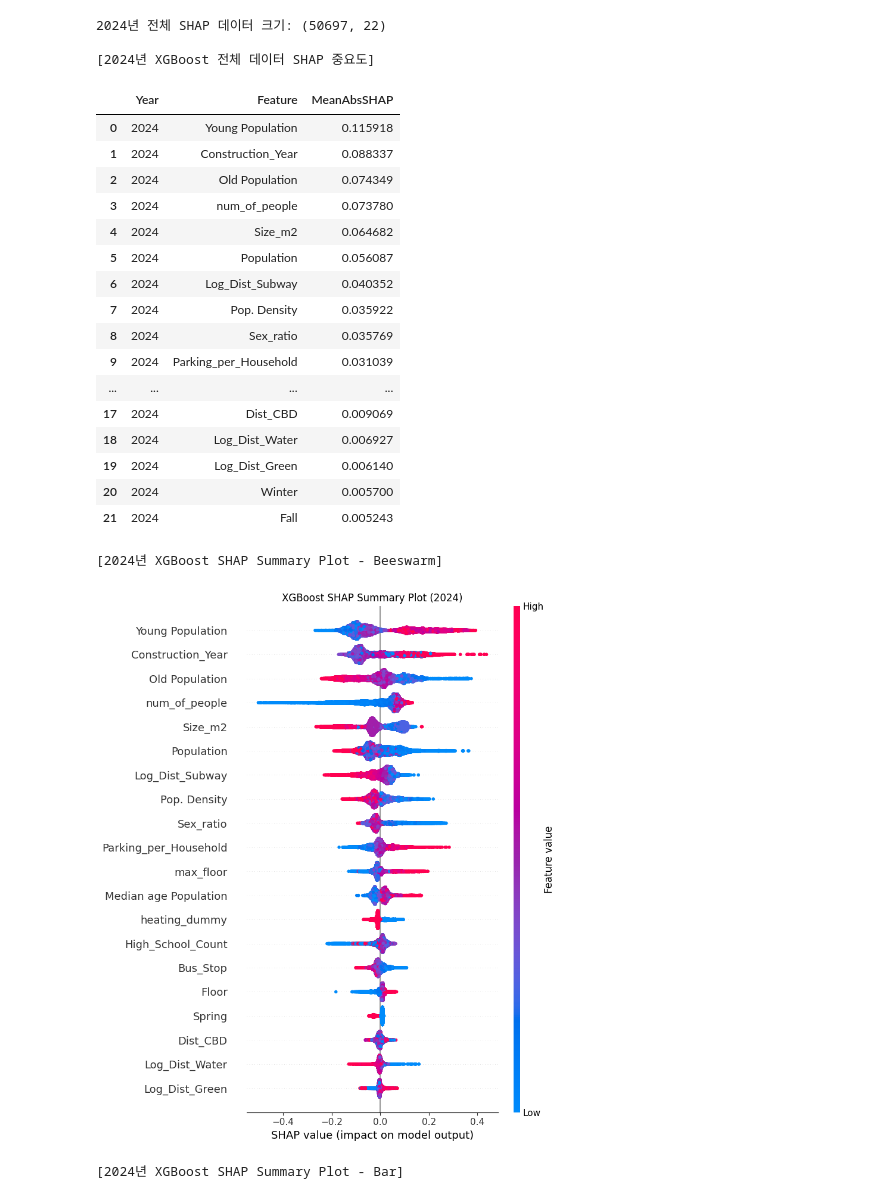
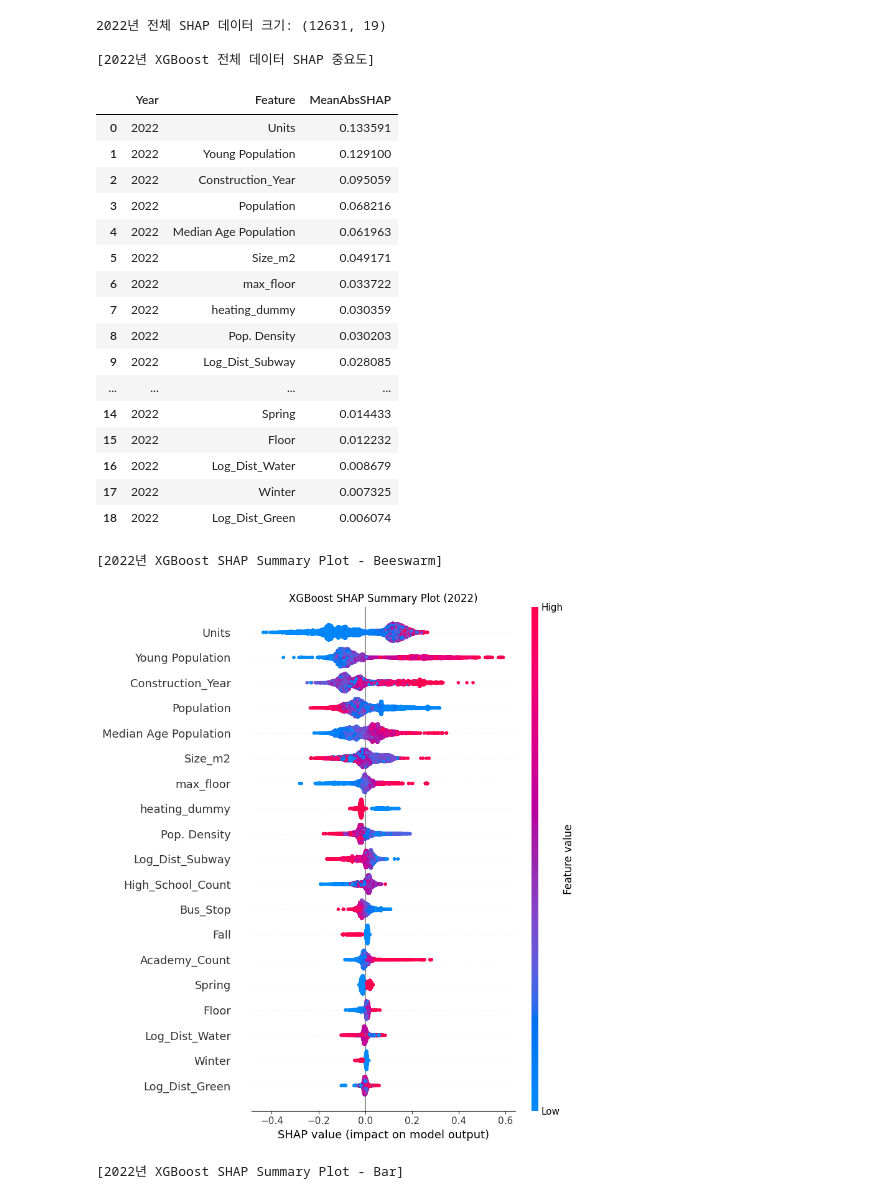
Before and after one commit to Le2se0hy/XAI_An, a Jupyter notebook: XGBSHAP_최종.ipynb, the cells around one changed output. Cells and saved outputs as stored; diff of their text form; code cells hidden in the pictures.

```diff
--- a/XGBSHAP_최종.ipynb
+++ b/XGBSHAP_최종.ipynb
@@ -153,24 +153,24 @@ def prepare_df(df_input):
         "Population",
         "Sex_ratio",
         "Pop. Density",
-        "Median age Population",
+        "Median Age Population",
         "Young Population",
         "Parking_per_Household",
         "Log_Dist_Water",
         "Log_Dist_Green",
         "Log_Dist_Subway",
-        "Dist_CBD",
+        "Dist_Office",
         "max_floor",
-        "num_of_people",
+        "Units",
         "Bus_Stop",
         "High_School_Count",
+        "Academy_Count",
         "Floor",
         "Size_m2",
         "Construction_Year",
         "Log_Price_per_m2",
         "Year_Sold",
-        "Month_Sold",
-        "Old Population"
+        "Month_Sold"
     ]
 
     for col in num_cols:
@@ -204,7 +204,7 @@ features = [
     "Population",
     "Sex_ratio",
     "Pop. Density",
-    "Median age Population",
+    "Median Age Population",
     "Young Population",
     "Parking_per_Household",
     "Log_Dist_Water",
@@ -213,16 +213,16 @@ features = [
     "Dist_CBD",
     "max_floor",
     "heating_dummy",
-    "num_of_people",
+    "Units",
     "Bus_Stop",
     "High_School_Count",
+    "Academy_Count",
     "Floor",
     "Size_m2",
     "Construction_Year",
     "Spring",
     "Fall",
-    "Winter",
-    "Old Population"
+    "Winter"
 ]
 
 # 데이터에 실제로 존재하는 설명변수만 사용
@@ -296,7 +296,7 @@ def create_xgb_model(random_state=42):
 # ============================================================
 # 7. 연도별 XGBoost 성능평가 + 전체 데이터 SHAP
 # ============================================================
-years = [2024, 2025]
+years = [2022, 2023, 2024, 2025]
 
 all_perf = []
 all_shap = []
@@ -624,23 +624,23 @@ Name: count, dtype: int64
-2024년 전체 SHAP 데이터 크기: (50697, 22)
+2022년 전체 SHAP 데이터 크기: (12631, 19)
 
-[2024년 XGBoost 전체 데이터 SHAP 중요도]
+[2022년 XGBoost 전체 데이터 SHAP 중요도]
 |  | Year | Feature | MeanAbsSHAP |
-| 0 | 2024 | Young Population | 0.115918 |
-| 1 | 2024 | Construction_Year | 0.088337 |
-| 2 | 2024 | Old Population | 0.074349 |
-| 3 | 2024 | num_of_people | 0.073780 |
-| 4 | 2024 | Size_m2 | 0.064682 |
-| 5 | 2024 | Population | 0.056087 |
-| 6 | 2024 | Log_Dist_Subway | 0.040352 |
-| 7 | 2024 | Pop. Density | 0.035922 |
-| 8 | 2024 | Sex_ratio | 0.035769 |
-| 9 | 2024 | Parking_per_Household | 0.031039 |
+| 0 | 2022 | Units | 0.133591 |
+| 1 | 2022 | Young Population | 0.129100 |
+| 2 | 2022 | Construction_Year | 0.095059 |
+| 3 | 2022 | Population | 0.068216 |
+| 4 | 2022 | Median Age Population | 0.061963 |
+| 5 | 2022 | Size_m2 | 0.049171 |
+| 6 | 2022 | max_floor | 0.033722 |
+| 7 | 2022 | heating_dummy | 0.030359 |
+| 8 | 2022 | Pop. Density | 0.030203 |
+| 9 | 2022 | Log_Dist_Subway | 0.028085 |
 | ... | ... | ... | ... |
-| 17 | 2024 | Dist_CBD | 0.009069 |
-| 18 | 2024 | Log_Dist_Water | 0.006927 |
-| 19 | 2024 | Log_Dist_Green | 0.006140 |
-| 20 | 2024 | Winter | 0.005700 |
-| 21 | 2024 | Fall | 0.005243 |
+| 14 | 2022 | Spring | 0.014433 |
+| 15 | 2022 | Floor | 0.012232 |
+| 16 | 2022 | Log_Dist_Water | 0.008679 |
+| 17 | 2022 | Winter | 0.007325 |
+| 18 | 2022 | Log_Dist_Green | 0.006074 |
-[2024년 XGBoost SHAP Summary Plot - Beeswarm]
+[2022년 XGBoost SHAP Summary Plot - Beeswarm]
-[figure, old version]
+[figure, new version]
-[2024년 XGBoost SHAP Summary Plot - Bar]
+[2022년 XGBoost SHAP Summary Plot - Bar]
```
Also changed, not shown: parts of 3 cells of this notebook.
